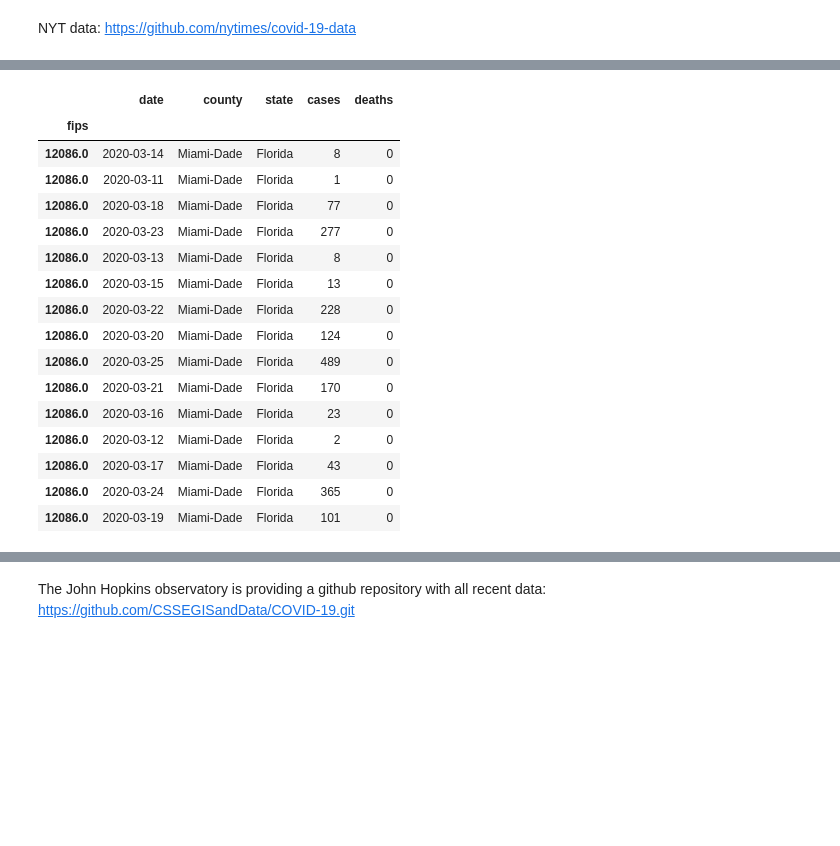
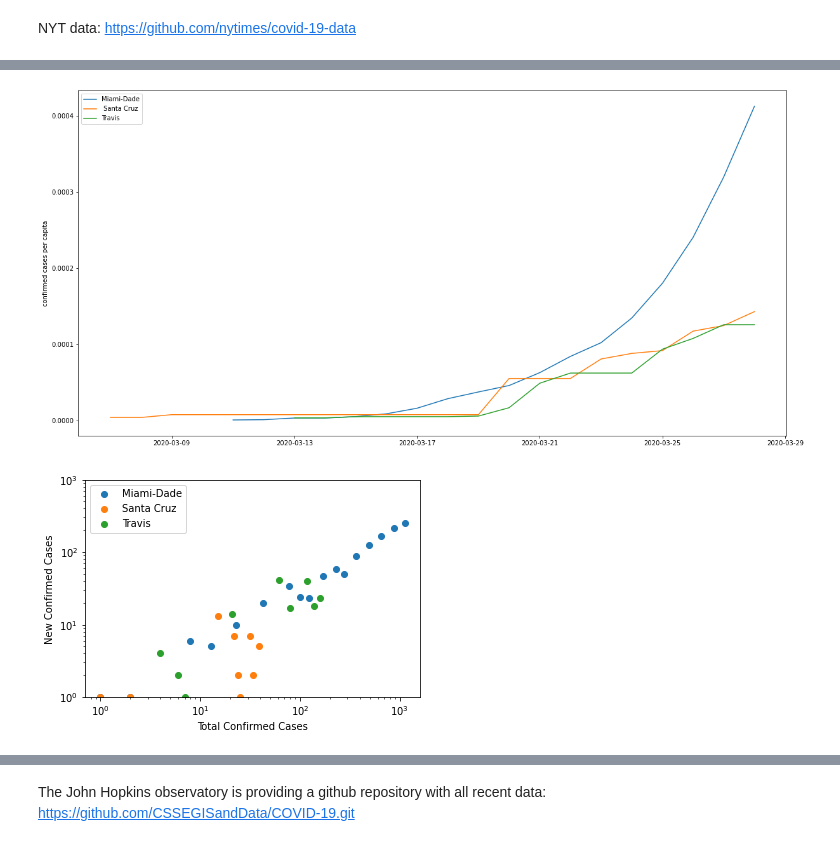
Before and after one commit to f-ardila/covid, a Jupyter notebook: county_level_data.ipynb, the cells around one changed output, grey strips where cells are left out. Drawn from its saved outputs; the diff is of its cells as text; code cells hidden in the pictures; blank space fills up the shorter version.

```diff
--- a/county_level_data.ipynb
+++ b/county_level_data.ipynb
@@ -15,3 +17,8 @@ from scipy.optimize import fsolve
+# %%
+#july 2019 population estimate from https://www.census.gov/quickfacts
+miami_dade_population = 2716940
+sc_population = 273213
+travis_population = 1273954
 # %% [markdown]
 # extract data
 # %% [markdown]
@@ -26,3 +33,7 @@ fips_sorted_corona_cases_df = corona_cases_df.sort_index()
 dade_cases_df = fips_sorted_corona_cases_df[fips_sorted_corona_cases_df['county'] == 'Miami-Dade']
 sc_cases_df = fips_sorted_corona_cases_df[fips_sorted_corona_cases_df['fips'] == 6087.0]
 travis_cases_df = fips_sorted_corona_cases_df[fips_sorted_corona_cases_df['county'] == 'Travis']
+# %%
+dade_cases_per_capita = dade_cases_df['cases']/miami_dade_population
+sc_cases_per_capita = sc_cases_df['cases']/sc_population
+travis_cases_per_capita = travis_cases_df['cases']/travis_population
@@ -39,20 +60,12 @@ plt.show()
-# %%
-dade_cases_df
-# %% [output]
-|  | date | county | state | cases | deaths |
-| fips |  |  |  |  |  |
-| 12086.0 | 2020-03-14 | Miami-Dade | Florida | 8 | 0 |
-| 12086.0 | 2020-03-11 | Miami-Dade | Florida | 1 | 0 |
-| 12086.0 | 2020-03-18 | Miami-Dade | Florida | 77 | 0 |
-| 12086.0 | 2020-03-23 | Miami-Dade | Florida | 277 | 0 |
-| 12086.0 | 2020-03-13 | Miami-Dade | Florida | 8 | 0 |
-| 12086.0 | 2020-03-15 | Miami-Dade | Florida | 13 | 0 |
-| 12086.0 | 2020-03-22 | Miami-Dade | Florida | 228 | 0 |
-| 12086.0 | 2020-03-20 | Miami-Dade | Florida | 124 | 0 |
-| 12086.0 | 2020-03-25 | Miami-Dade | Florida | 489 | 0 |
-| 12086.0 | 2020-03-21 | Miami-Dade | Florida | 170 | 0 |
-| 12086.0 | 2020-03-16 | Miami-Dade | Florida | 23 | 0 |
-| 12086.0 | 2020-03-12 | Miami-Dade | Florida | 2 | 0 |
-| 12086.0 | 2020-03-17 | Miami-Dade | Florida | 43 | 0 |
-| 12086.0 | 2020-03-24 | Miami-Dade | Florida | 365 | 0 |
-| 12086.0 | 2020-03-19 | Miami-Dade | Florida | 101 | 0 |
+# %%
+plt.figure(figsize=[20,10])
+plt.plot(pd.DatetimeIndex(dade_cases_df.index), dade_cases_per_capita, label='Miami-Dade')
+plt.plot(pd.DatetimeIndex(sc_cases_df.index), sc_cases_per_capita, label=' Santa Cruz')
+plt.plot(pd.DatetimeIndex(travis_cases_df.index), travis_cases_per_capita, label='Travis')
+plt.legend()
+# plt.semilogy()
+
+plt.ylabel('confirmed cases per capita')
+plt.show()
+# %% [output]
+[figure, added]
@@ -58,0 +85,15 @@ dade_cases_df
+# %%
+# plt.figure(figsize=[20,10])
+plt.scatter(dade_cases_df['cases'], dade_daily_new_cases, label='Miami-Dade')
+plt.scatter(sc_cases_df['cases'], sc_daily_new_cases, label='Santa Cruz')
+plt.scatter(travis_cases_df['cases'], travis_daily_new_cases, label='Travis')
+
+plt.legend()
+plt.loglog()
+
+plt.ylim([1,1000])
+plt.xlabel('Total Confirmed Cases')
+plt.ylabel('New Confirmed Cases')
+plt.show()
+# %% [output]
+[figure, added]
```
Also changed, not shown: parts of 8 cells of this notebook.
